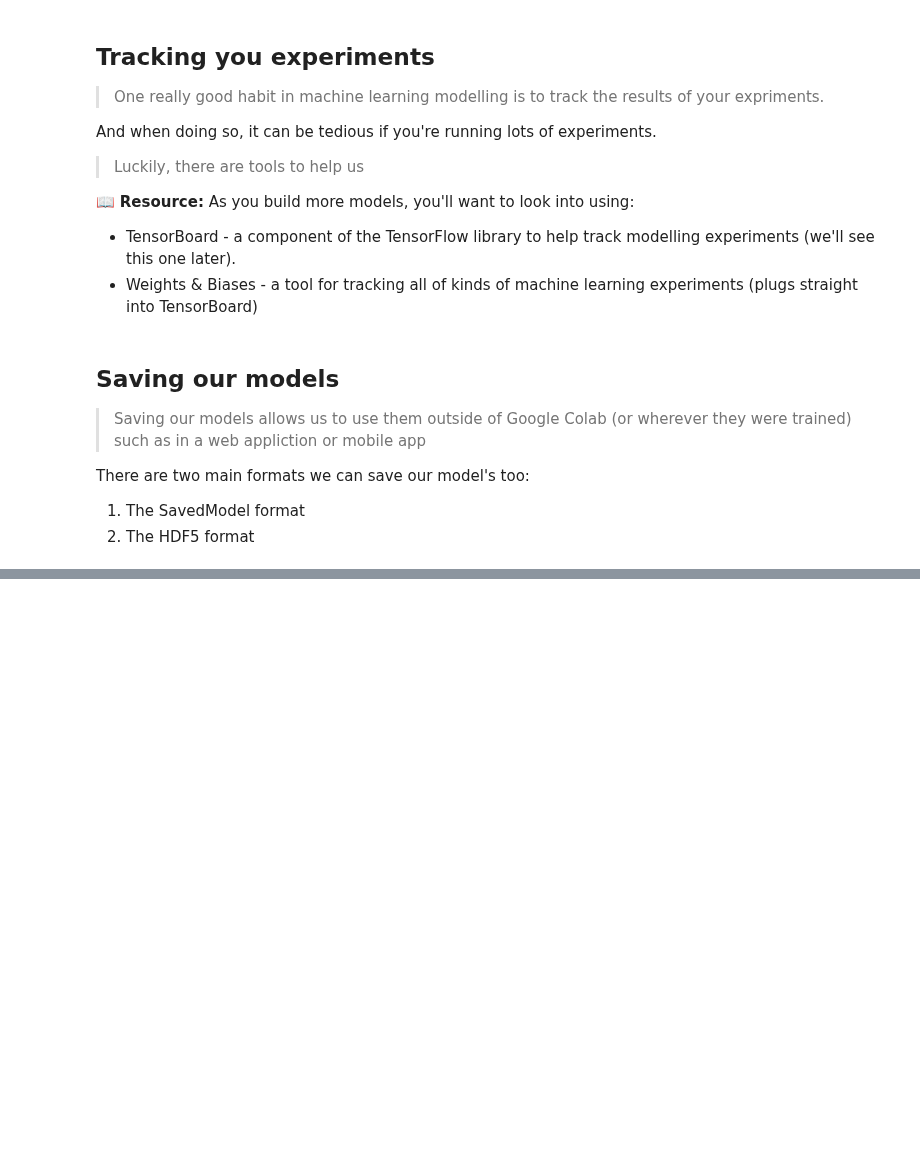
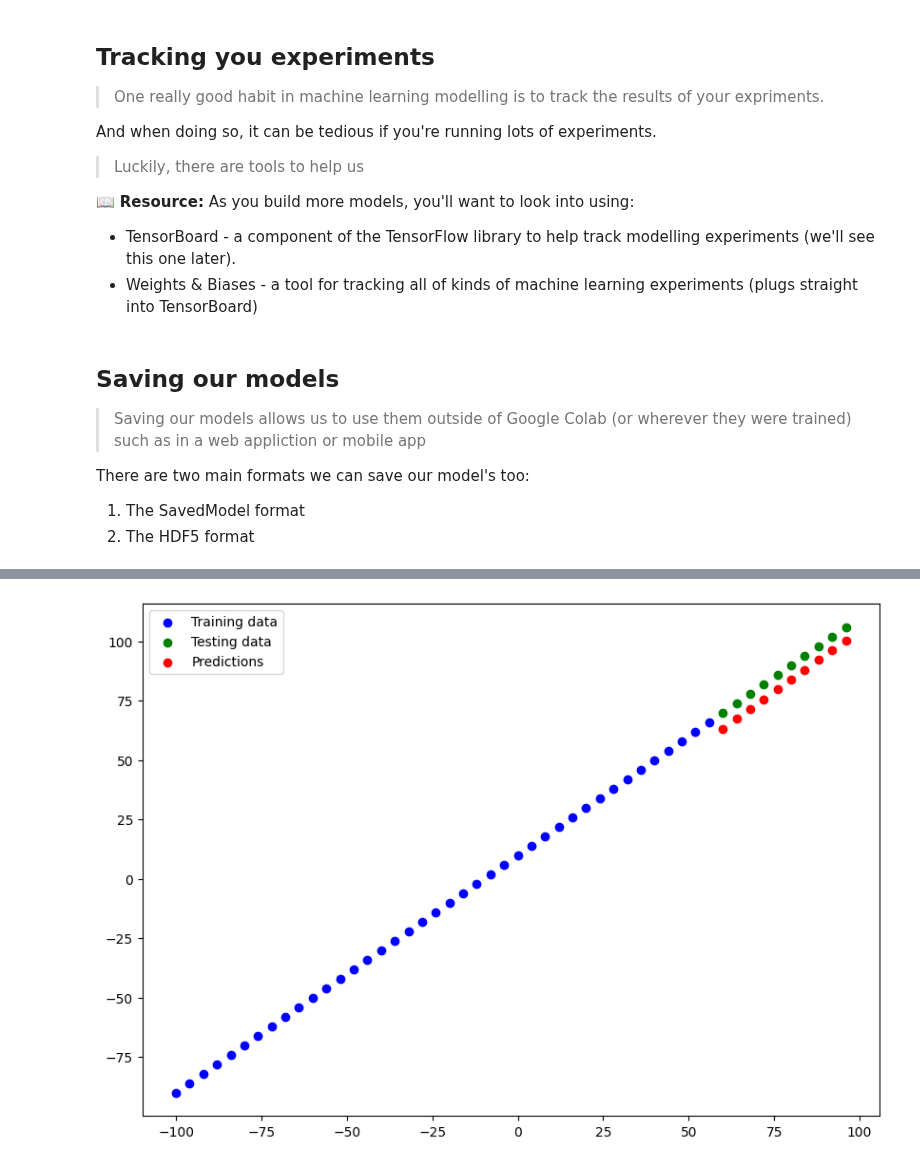
Before and after one commit to MahdadGhasemian/ai-lab, a Jupyter notebook: colab-notebooks/01_neural_network_regression_in_tensorflow.ipynb, the cells around one changed output, grey strips where cells are left out. Saved outputs shown, nothing was run; the diff lists cells and outputs as text; code cells hidden in the pictures; blank space fills up the shorter version.

```diff
--- a/colab-notebooks/01_neural_network_regression_in_tensorflow.ipynb
+++ b/colab-notebooks/01_neural_network_regression_in_tensorflow.ipynb
@@ -675,0 +680,4 @@ ValueError: Invalid filepath extension for saving. Please add either a `.keras`
+# %%
+# Load in the saved model format model
+loaded_model_1 = tf.keras.models.load_model("model_1.keras")
+loaded_model_1.summary()
@@ -675,0 +695,9 @@ ValueError: Invalid filepath extension for saving. Please add either a `.keras`
+# %%
+# Make and plot predictions for loaded_model_1
+y_preds_loaded_model_1 = loaded_model_1.predict(X_test)
+plot_predictions(train_data=X_train,
+                 train_labels=y_train,
+                 test_data=X_test,
+                 test_labels=y_test,
+                 predictions=y_preds_loaded_model_1)
+# %% [output]
@@ -675,0 +705 @@ ValueError: Invalid filepath extension for saving. Please add either a `.keras`
+[figure, added]
```
Also changed, not shown: parts of 40 cells of this notebook.
